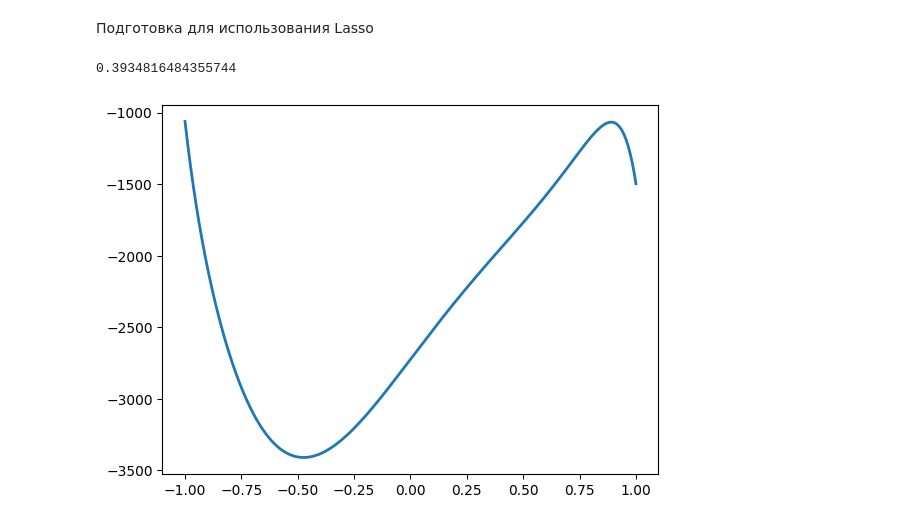
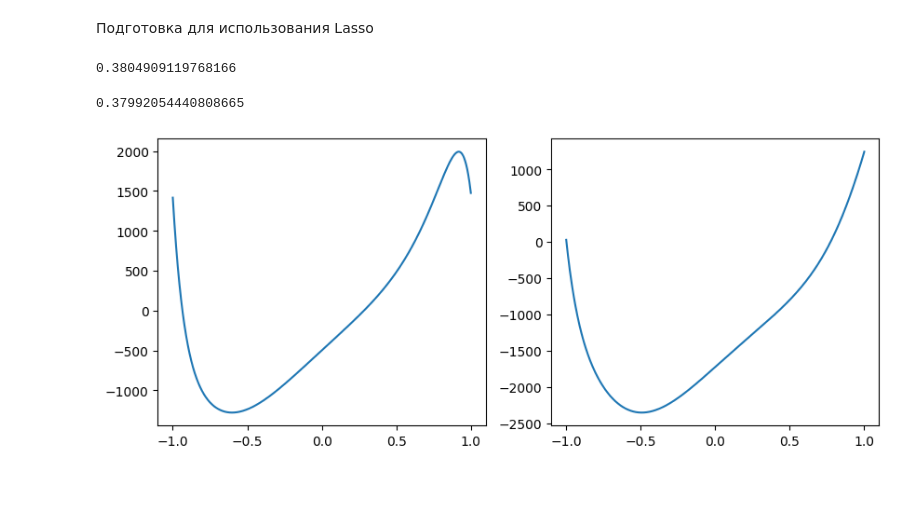
Before and after one commit to rawr-0/ML_practice_proj, a Jupyter notebook: first.ipynb, the cells around one changed output. Cells and saved outputs as stored; diff of their text form; code cells hidden in the pictures; blank space fills up the shorter version.

Commit message:
Rigde method + line graph

```diff
--- a/first.ipynb
+++ b/first.ipynb
@@ -238,9 +238,20 @@ x_train = scaler.fit_transform(x_train)
 x_test = scaler.fit_transform(x_test)
 # %%
 from sklearn import linear_model
-
-clf = linear_model.Lasso(alpha=1,max_iter=100000)
-clf.fit(x_train,y_train)
-clf.score(x_test,y_test)
+s = 0
+for i in np.arange(1,1000,1):
+    clf1 = linear_model.Lasso(alpha=i,max_iter=100000)
+    clf1.fit(x_train,y_train)
+    s = max(s,clf1.score(x_test, y_test))
+s
 # %% [output]
-0.3934816484355744
+0.3804909119768166
+# %%
+s = 0
+for i in np.arange(1,1000,1):
+    clf2 = linear_model.Ridge(alpha=i,max_iter=100000)
+    clf2.fit(x_train,y_train)
+    s = max(s,clf2.score(x_test, y_test))
+s
+# %% [output]
+0.37992054440808665
@@ -247,16 +266,22 @@ clf.score(x_test,y_test)
 # %%
 import matplotlib.pyplot as plt
 import numpy as np
 
-def f(x):
+def f1(x):
     val = 0
-    for i in range(len(clf.coef_)):
-        val += pow(x,i)*clf.coef_[len(clf.coef_)-i-1]
+    for i in range(len(clf1.coef_)):
+        val += pow(x,i)*clf1.coef_[len(clf1.coef_)-i-1]
     return val
 
-gx = np.arange(-1,1,0.0001)
-gy = list(map(f,gx))
-plt.plot(gx, gy, linewidth=2)
+def f2(x):
+    val = 0
+    for i in range(len(clf2.coef_)):
+        val += pow(x,i)*clf2.coef_[len(clf2.coef_)-i-1]
+    return val
+
+fig, axes = plt.subplots(1,2,figsize=(10,4))
+axes[0].plot(np.arange(-1,1,0.0001),list(map(f1,np.arange(-1,1,0.0001))))
+axes[1].plot(np.arange(-1,1,0.0001),list(map(f2,np.arange(-1,1,0.0001))))
 plt.show()
 # %% [output]
-[figure, old version]
+[figure, new version]
```
Also changed, not shown: parts of 2 cells of this notebook.
